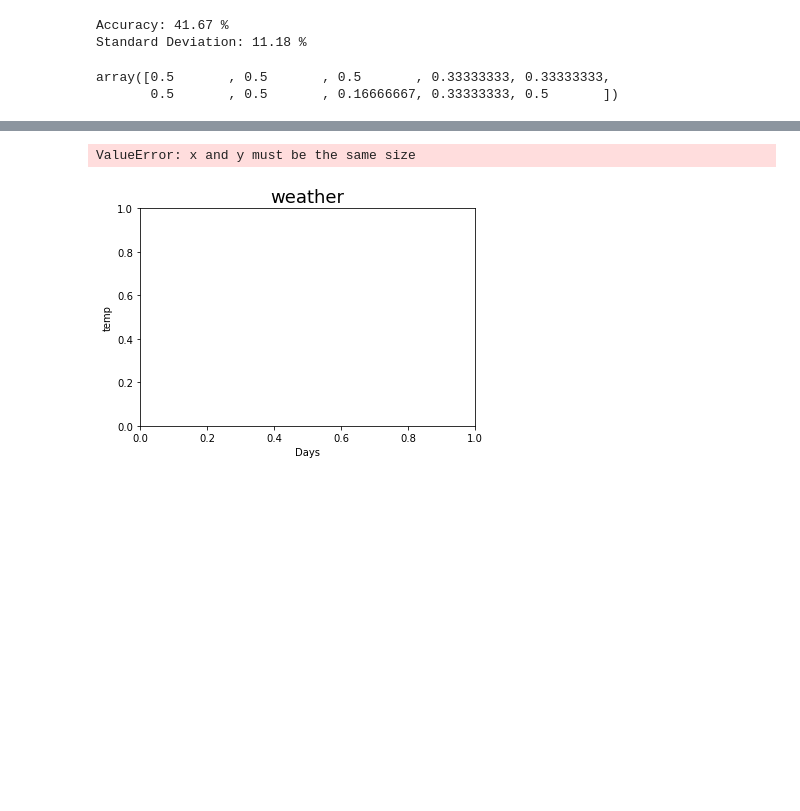
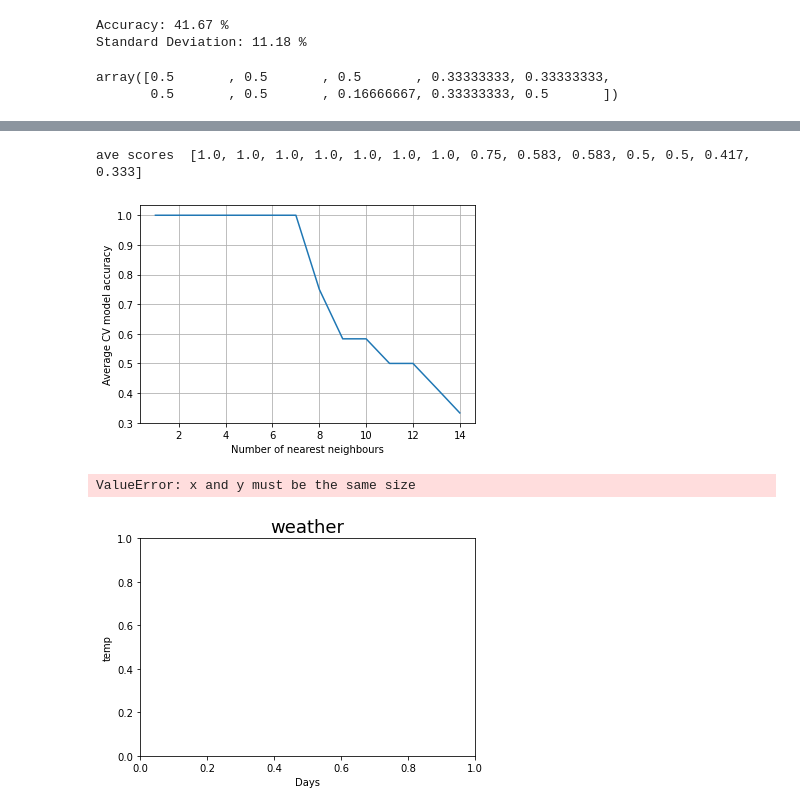
Before and after one commit to daasdemha/Sucide_prediction, a Jupyter notebook: 6006CEM Lectures and Labs/Learning_machine_learning_Dr_Trangs_material.ipynb, the cells around one changed output, grey strips where cells are left out. Drawn from its saved outputs; the diff is of its cells as text; code cells hidden in the pictures; blank space fills up the shorter version.

Commit message:
KNN graph drawn

```diff
--- a/6006CEM Lectures and Labs/Learning_machine_learning_Dr_Trangs_material.ipynb
+++ b/6006CEM Lectures and Labs/Learning_machine_learning_Dr_Trangs_material.ipynb
@@ -233,3 +255,24 @@ X_train, X_test, y_train, y_test = train_test_split(X, y, test_size = 0.2, rando
+# %%
+from sklearn.model_selection import RandomizedSearchCV
+rand = RandomizedSearchCV(K_NN_classifier,para_grid,cv=5, scoring="accuracy", return_train_score=False, n_iter=10,random_state=5)
+
+rand.fit(X,Y)
+
+print(pd.DataFrame(rand.cv_results_))[["mean_test_score","params"]]
+pd.DataFrame(grid.cv_results_)
+# %%
+parameters = [{'C': [0.25, 0.5, 0.75, 1], 'kernel': ['linear']},
+              {'C': [0.25, 0.5, 0.75, 1], 'kernel': ['rbf'], 'gamma': [0.1, 0.2, 0.3, 0.4, 0.5, 0.6, 0.7, 0.8, 0.9]}]
+grid_search = GridSearchCV(estimator = svm_classifier,
+                           param_grid = parameters,
+                           scoring = 'accuracy',
+                           cv = 10,
+                           n_jobs = -1)  # selecting all possible paramaters to go through to get the best model possible
+grid_search.fit(X, Y)  # applying the search on our model.
+best_accuracy = grid_search.best_score_  # the best accuracy
+best_parameters = grid_search.best_params_  # the best paramaters that gave the best accurecy
+print("Best Accuracy: {:.2f} %".format(best_accuracy*100))  # printing best accuracy
+print("Best Parameters:", best_parameters)  # printing the best parameters
 # %%
 def crossvalscore(model, X, y, cv_val):
     score = cross_val_score(estimator = model, X = X, y = y, cv = cv_val)   # performs 10 different tests to get average accurecy.
@@ -300,3 +367,18 @@ array([0.5       , 0.5       , 0.5       , 0.33333333, 0.33333333,
+# %%
+ave_scores = []
+k_list = list(range(1,15))
+for k in k_list:
+    model = KNeighborsClassifier(n_neighbors = k)
+    scores = cross_val_score(model,X,y,cv=5,scoring="accuracy")
+    ave_scores.append(round(scores.mean(),3))
+print("ave scores ", ave_scores)
+plt.plot(k_list, ave_scores)
+plt.xlabel("Number of nearest neighbours")
+plt.ylabel("Average CV model accuracy")
+plt.grid()
+# %% [output]
+ave scores  [1.0, 1.0, 1.0, 1.0, 1.0, 1.0, 1.0, 0.75, 0.583, 0.583, 0.5, 0.5, 0.417, 0.333]
+[figure, added]
 # %%
 plt.title("weather",fontsize=18)
 plt.xlabel("Days")
```
Also changed, not shown: parts of 2 cells of this notebook.
